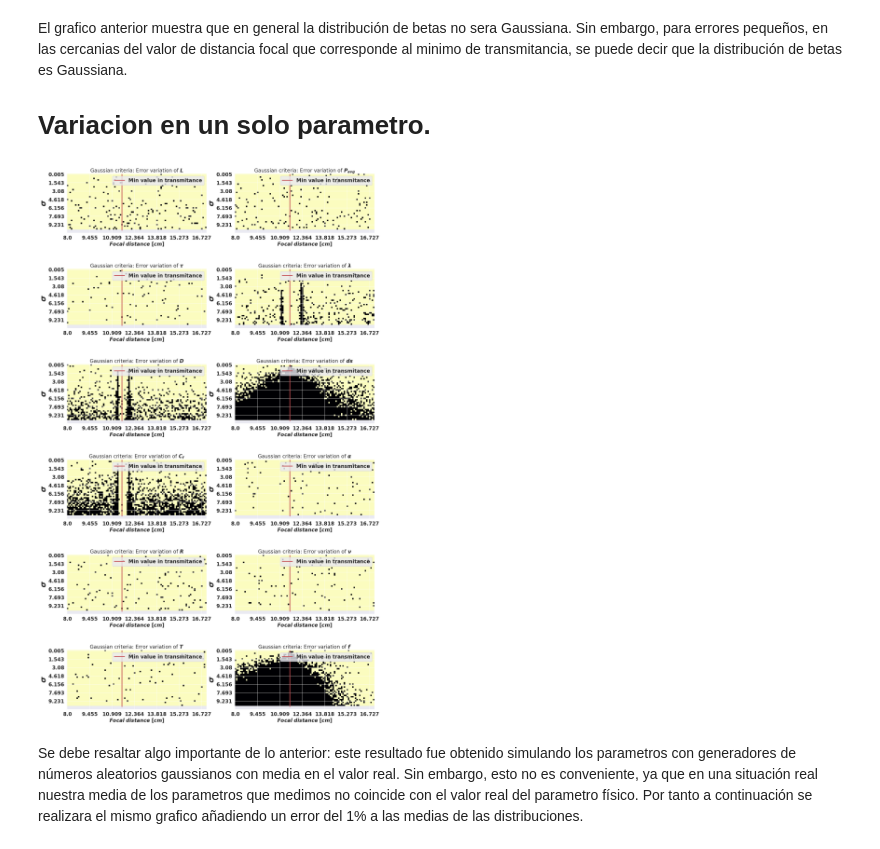
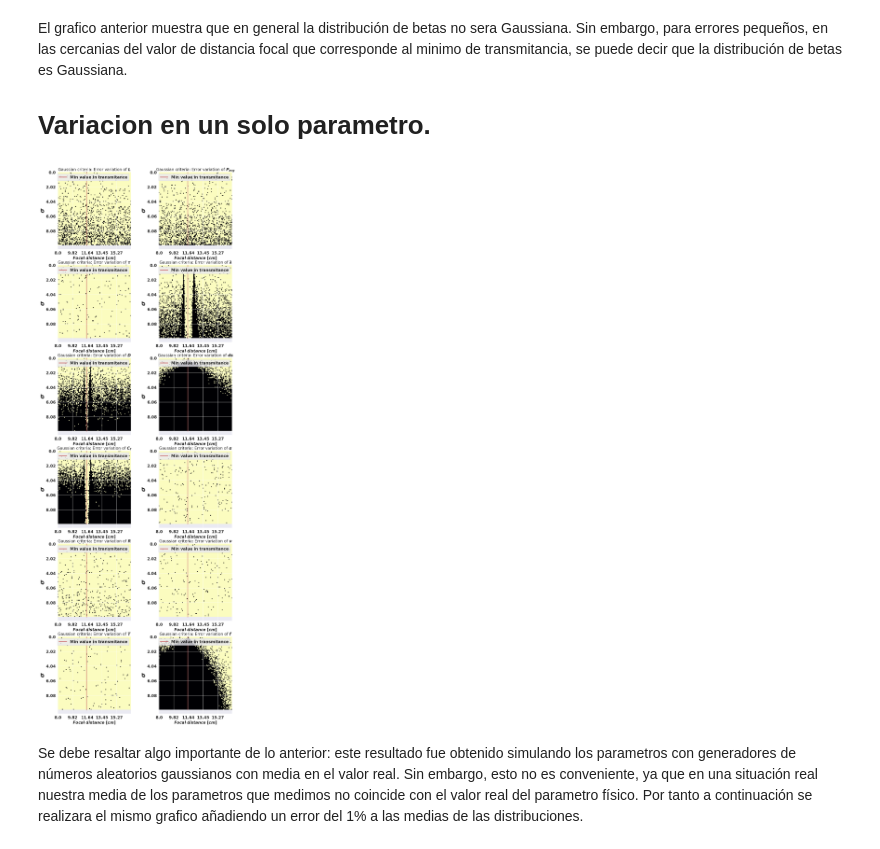
Before and after one commit to EstebanM-98/University_codes, a Jupyter notebook: TPA/ver_Gauss.ipynb, the cells around one changed output. Drawn from its saved outputs; the diff is of its cells as text; code cells hidden in the pictures.

```diff
--- a/TPA/ver_Gauss.ipynb
+++ b/TPA/ver_Gauss.ipynb
@@ -301,7 +301,7 @@ El grafico anterior muestra que en general la distribución de betas no sera Gau
 # Variacion en un solo parametro.
 # %%
 results=[]
-er_r=np.linspace(0.005,10,40) #Porcentaje de error
+er_r=np.linspace(0.005,10,100) #Porcentaje de error
 params=np.diag(np.ones(12))
 
 for i in range(0,12):
@@ -312,49 +312,49 @@ for i in range(0,12):
 
         for c,j in enumerate(er_r):
 
-            beta_hist=np.array(dist_betas(100,j,k,params[i,:]))
+            beta_hist=np.array(dist_betas(500,j,k,params[i,:]))
             criterio=confirm_gauss(beta_hist)
             final[c,k]=criterio
 
     results.append(final)
 # %%
-f=plt.figure(figsize=(22,40))
+f=plt.figure(figsize=(17,50))
 matplotlib.rc('xtick', labelsize=20)
 matplotlib.rc('ytick', labelsize=20)
 titles=[r'$L$',r'$P_{avg}$',r'$\tau$',r'$\lambda$',r'$D$',r'$ds$',r'$C_{f}$',r'$\alpha$',r'$R$',r'$\nu$',r'$T$',r'$f$']
 iters=1
 
 for c,i in enumerate(results):
 
     plt.subplot(6,2,iters)
 
     matplotlib.rc('xtick', labelsize=20)
     matplotlib.rc('ytick', labelsize=20)
     plt.imshow(i, cmap='magma')
     plt.plot([index,index],[len(er_r),0],'r',lw=3,label='Min value in transmitance')
     plt.ylabel('$\sigma$',fontsize=30)
     plt.xlabel('$Focal$ $distance$ $[cm]$',fontsize=20)
     plt.title(r'Gaussian criteria: Error variation of '+titles[c],fontsize=20)
     plt.legend(fontsize=20)
 
 
     nx = focal.shape[0]
-    no_labels = 7 # how many labels to see on axis x
+    no_labels = 6 # how many labels to see on axis x
     step_x = int(nx / (no_labels - 1)) # step between consecutive labels
     x_positions = np.arange(0,nx,step_x) # pixel count at label position
-    x_labels = np.round(100*focal[::step_x],3) # labels you want to see
+    x_labels = np.round(100*focal[::step_x],2) # labels you want to see
     plt.xticks(x_positions, np.sort(x_labels),fontsize=20)
 
     ny = er_r.shape[0]
-    no_labels = 7 # how many labels to see on axis x
+    no_labels = 6 # how many labels to see on axis x
     step_y = int(ny / (no_labels - 1)) # step between consecutive labels
     y_positions = np.arange(0,ny,step_y) # pixel count at label position
-    y_labels = np.round(er_r[::step_y],3) # labels you want to see
+    y_labels = np.round(er_r[::step_y],2) # labels you want to see
     plt.yticks(y_positions, np.sort(y_labels),fontsize=20)
 
     iters+=1
 # %% [output]
-[figure, old version]
+[figure, new version]
 # %% [markdown]
 Se debe resaltar algo importante de lo anterior: este resultado fue obtenido simulando los parametros con generadores de números aleatorios gaussianos con media en el valor real. Sin embargo, esto no es conveniente, ya que en una situación real nuestra media de los parametros que medimos no coincide con el valor real del parametro físico. Por tanto a continuación se realizara el mismo grafico añadiendo un error del 1% a las medias de las distribuciones.
 # %% [markdown]
```
Also changed, not shown: parts of 8 cells of this notebook, 2 other files.
